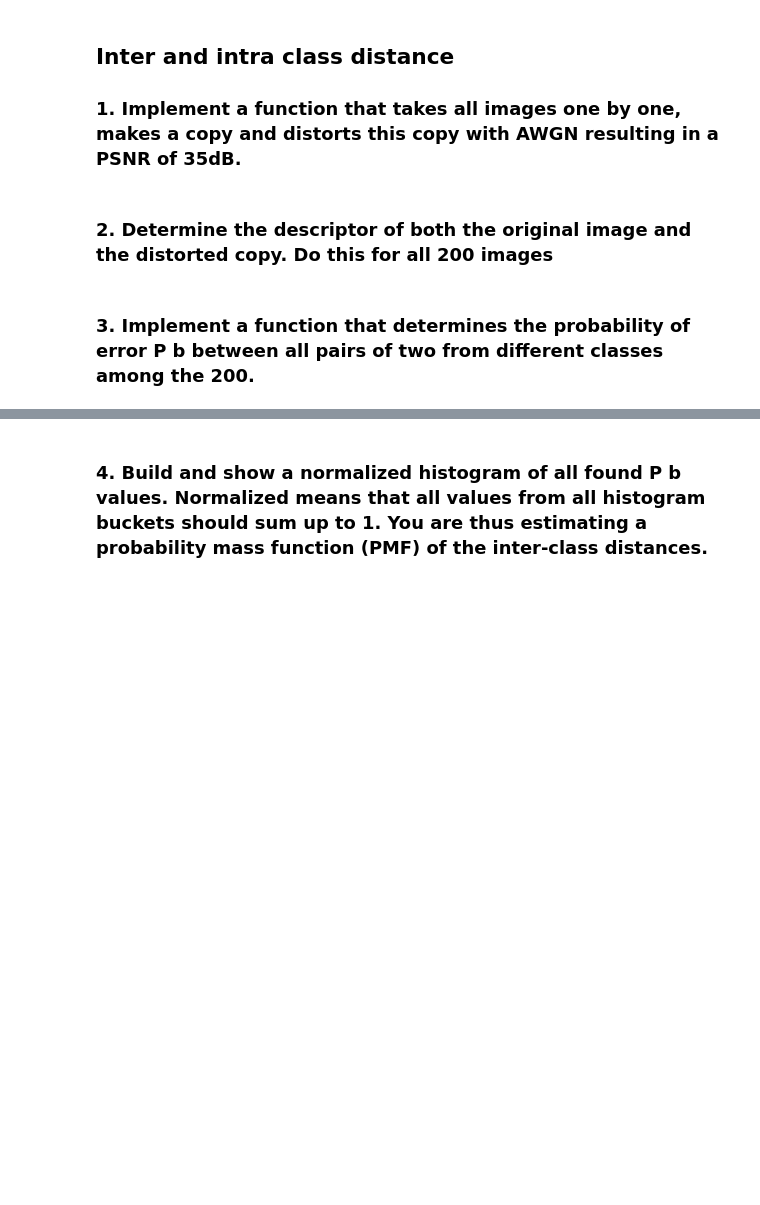
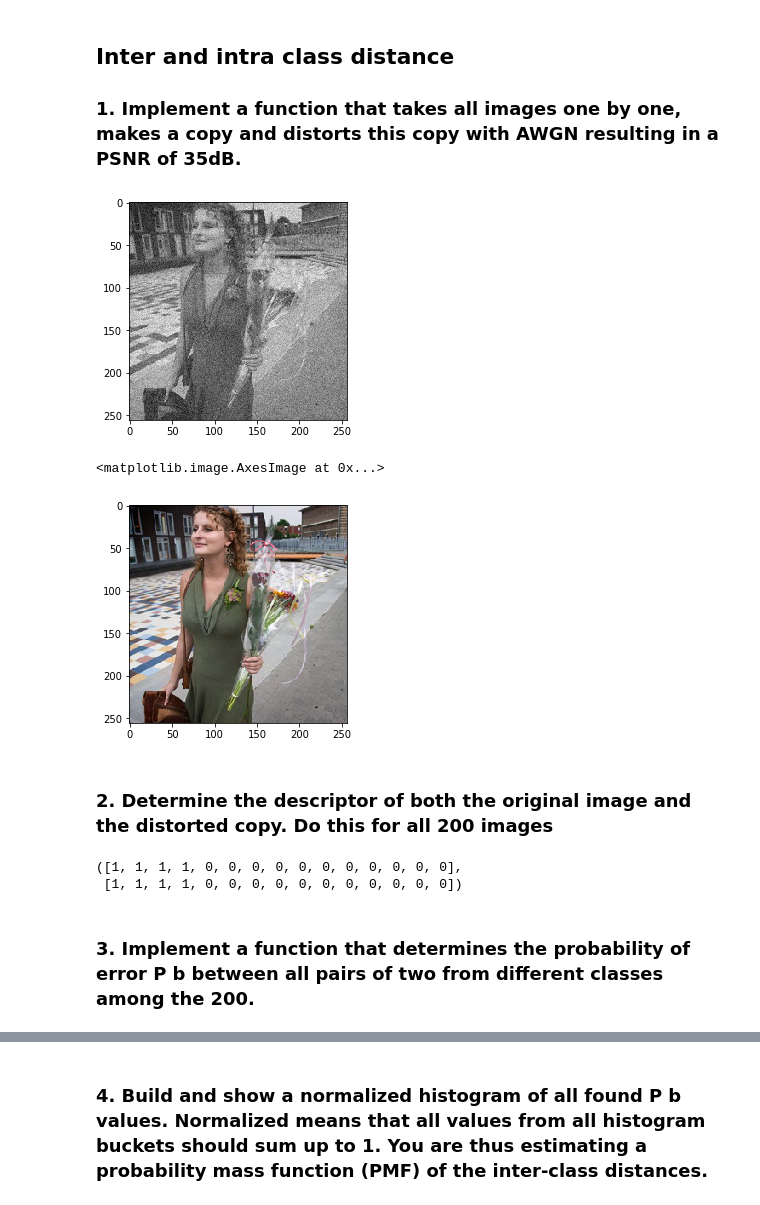
Before and after one commit to partizanos/multimedia_security, a Jupyter notebook: multimedia_TP1.ipynb, the cells around one changed output, grey strips where cells are left out. Drawn from its saved outputs; the diff is of its cells as text; code cells hidden in the pictures; blank space fills up the shorter version.

```diff
--- a/multimedia_TP1.ipynb
+++ b/multimedia_TP1.ipynb
@@ -467,7 +412,36 @@ plt.imshow(images[100])
 # %% [markdown]
 ## Inter and intra class distance
 ### 1. Implement a function that takes all images one by one, makes a copy and distorts this copy with AWGN resulting in a PSNR of 35dB.
+# %%
+def rgb2gray(rgb):
+  if len(rgb.shape)==2:
+    return rgb
+  r, g, b = rgb[:,:,0], rgb[:,:,1], rgb[:,:,2]
+  gray = 0.2989 * r + 0.5870 * g + 0.1140 * b
+  return gray
+
+var = sigma_PSNR(35)
+
+def distort_image(img, var, mean =0 ):
+  img = rgb2gray(img)
+  M, N = img.shape
+  z = np.random.normal(mean,var, (M,N))
+  return img + z
+
+distorted = [distort_image(img, var) for img in images ]
+len(distorted), plt.imshow(distorted[0], "gray"); plt.show();  plt.imshow(images[0], "gray")
+# %% [output]
+[figure, added]
+<matplotlib.image.AxesImage at 0x...>
+[figure, added]
 # %% [markdown]
 ###  2. Determine the descriptor of both the original image and the distorted copy. Do this for all 200 images
+# %%
+images_descriptor = [hash_function(im) for im in images]
+distorted_descriptor = [hash_function(im) for im in distorted]
+images_descriptor[100][15:30],distorted_descriptor[100][15:30]
+# %% [output]
+([1, 1, 1, 1, 0, 0, 0, 0, 0, 0, 0, 0, 0, 0, 0],
+ [1, 1, 1, 1, 0, 0, 0, 0, 0, 0, 0, 0, 0, 0, 0])
 # %% [markdown]
-### 3. Implement a function that determines the probability of error P b between all pairs of two from different classes among the 200.
+ ### 3. Implement a function that determines the probability of error P b between all pairs of two from different classes among the 200.
```
Also changed, not shown: parts of 15 cells of this notebook.
